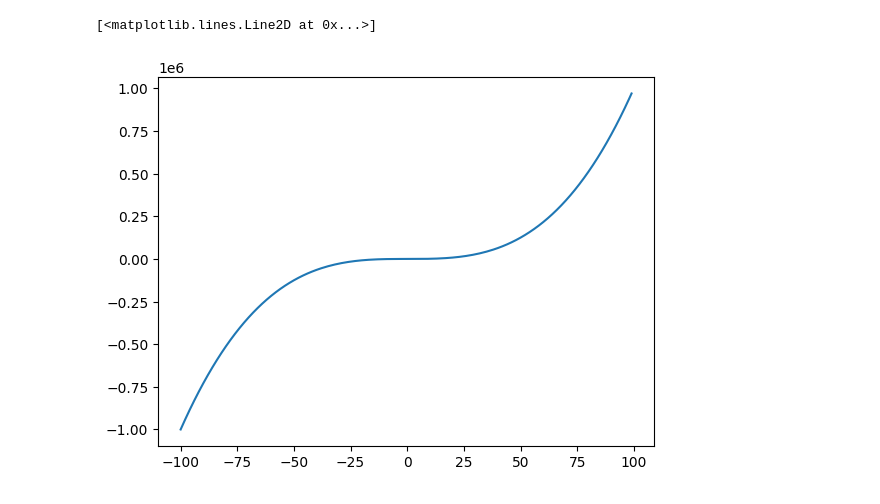
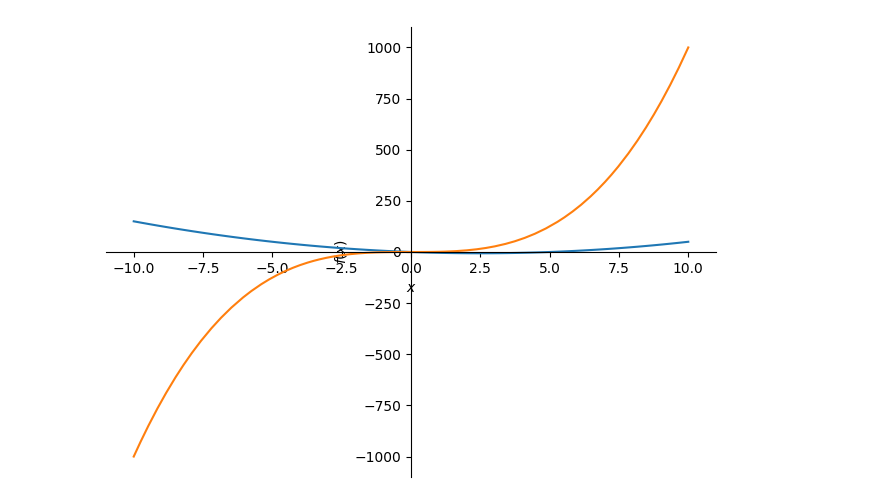
Before and after one commit to railgum/Python, a Jupyter notebook: seminars/seminar11/test.ipynb, the cells around one changed output. Cells and saved outputs as stored; diff of their text form; code cells hidden in the pictures.

```diff
--- a/seminars/seminar11/test.ipynb
+++ b/seminars/seminar11/test.ipynb
@@ -39,8 +1,13 @@ Matplotlib is building the font cache; this may take a moment.
-# %%
-from matplotlib import pyplot as plt
-x = [x for x in range(-100,100)]
-y = [t**3 for t in x]
-plt.plot(x,y)
-# %% [output]
-[<matplotlib.lines.Line2D at 0x...>]
-[figure, removed]
+# %%
+from sympy import *
+import math
+from sympy.plotting import plot
+
+
+x=symbols('x')
+p1 = plot(x*x-5*x, show = false)
+p2 = plot((x**3), show=false)
+p1.append(p2[0])
+p1.show()
+# %% [output]
+[figure, added]
```
Also changed, not shown: parts of 11 cells of this notebook, 5 other files.
